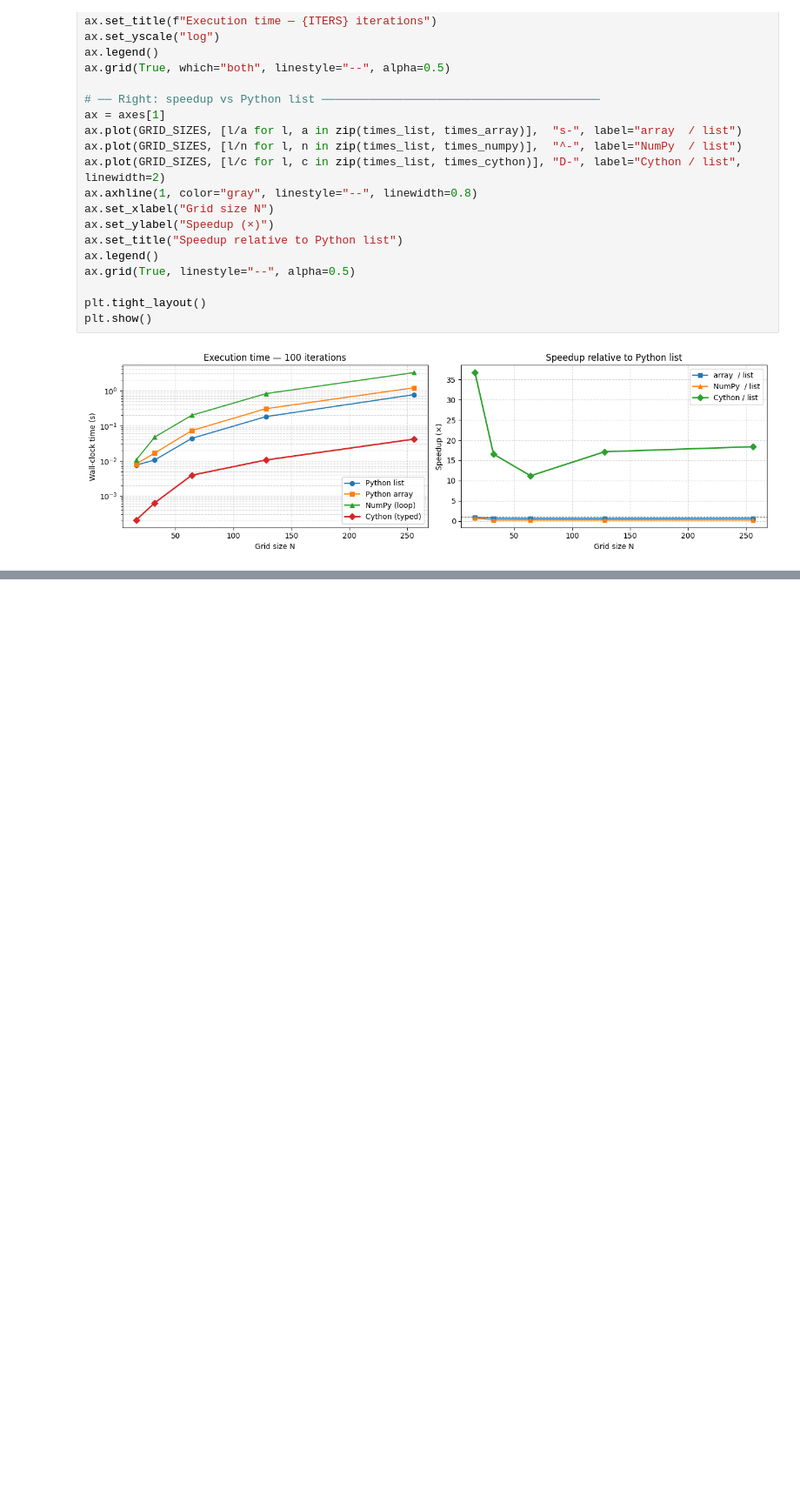
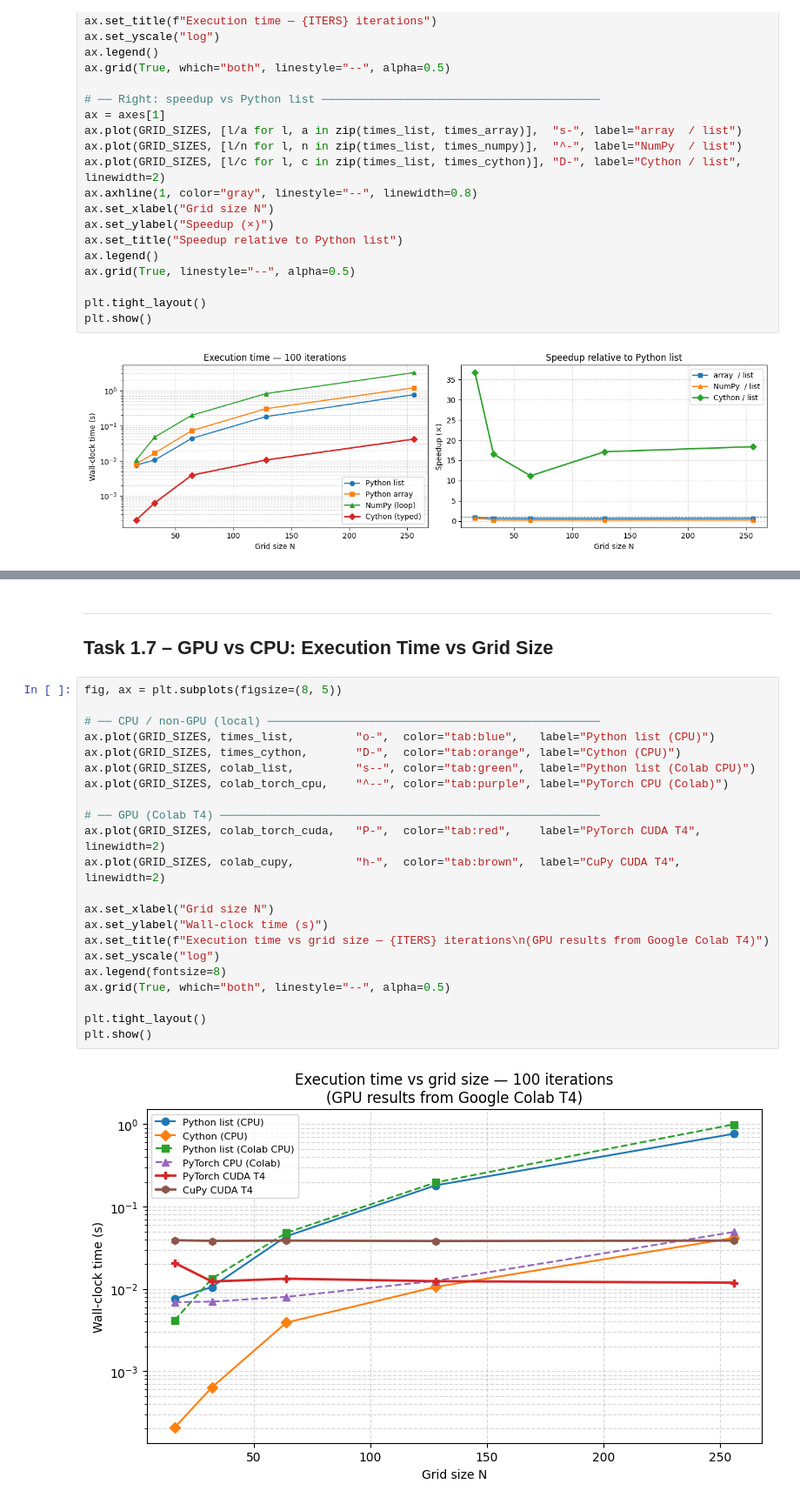
Before and after one commit to Zhermit09/DD2358, a Jupyter notebook: Ass3/excersice1/task1_1.ipynb, the cells around one changed output, grey strips where cells are left out. Shown at 87% size. Cells and saved outputs as stored; diff of their text form; blank space fills up the shorter version.

```diff
--- a/Ass3/excersice1/task1_1.ipynb
+++ b/Ass3/excersice1/task1_1.ipynb
@@ -351,0 +665,27 @@ plt.show()
+# %% [markdown]
+---
+## Task 1.7 – GPU vs CPU: Execution Time vs Grid Size
+# %%
+fig, ax = plt.subplots(figsize=(8, 5))
+
+# ── CPU / non-GPU (local) ─────────────────────────────────────────────────
+ax.plot(GRID_SIZES, times_list,         "o-",  color="tab:blue",   label="Python list (CPU)")
+ax.plot(GRID_SIZES, times_cython,       "D-",  color="tab:orange", label="Cython (CPU)")
+ax.plot(GRID_SIZES, colab_list,         "s--", color="tab:green",  label="Python list (Colab CPU)")
+ax.plot(GRID_SIZES, colab_torch_cpu,    "^--", color="tab:purple", label="PyTorch CPU (Colab)")
+
+# ── GPU (Colab T4) ────────────────────────────────────────────────────────
+ax.plot(GRID_SIZES, colab_torch_cuda,   "P-",  color="tab:red",    label="PyTorch CUDA T4", linewidth=2)
+ax.plot(GRID_SIZES, colab_cupy,         "h-",  color="tab:brown",  label="CuPy CUDA T4",    linewidth=2)
+
+ax.set_xlabel("Grid size N")
+ax.set_ylabel("Wall-clock time (s)")
+ax.set_title(f"Execution time vs grid size — {ITERS} iterations\n(GPU results from Google Colab T4)")
+ax.set_yscale("log")
+ax.legend(fontsize=8)
+ax.grid(True, which="both", linestyle="--", alpha=0.5)
+
+plt.tight_layout()
+plt.show()
+# %% [output]
+[figure, added]
```
Also changed, not shown: parts of 17 cells of this notebook, 6 other files.
